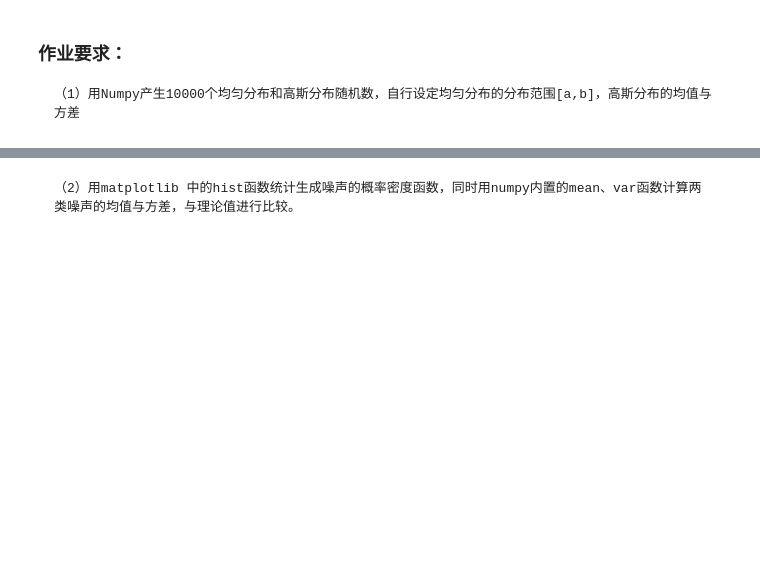
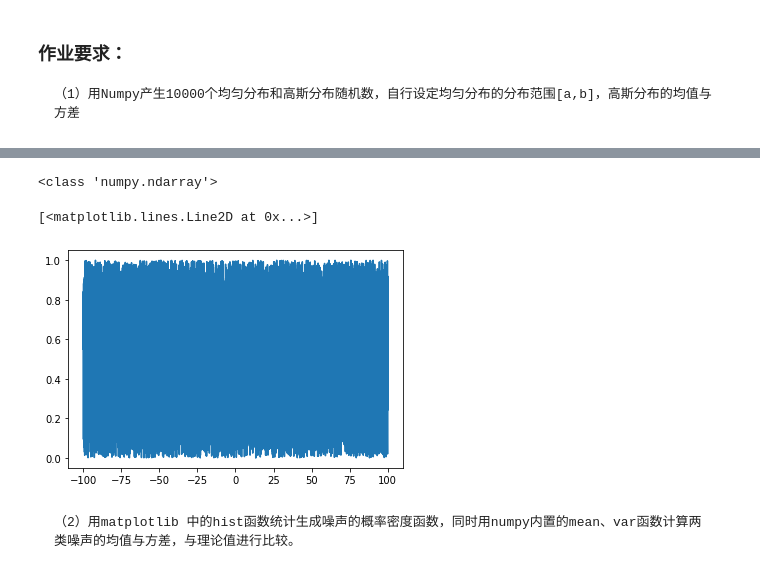
Before and after one commit to shaonhuang/2020DIP, a Jupyter notebook: 作业8：噪声的生成与检验/src/dip_noise_generation_testing.ipynb, the cells around one changed output, grey strips where cells are left out. Cells and saved outputs as stored; diff of their text form; code cells hidden in the pictures; blank space fills up the shorter version.

```diff
--- a/作业8：噪声的生成与检验/src/dip_noise_generation_testing.ipynb
+++ b/作业8：噪声的生成与检验/src/dip_noise_generation_testing.ipynb
@@ -15,2 +34,11 @@
+# %%
+# a=-100,b=100
+x = np.linspace(-100,100,10000)
+y = np.random.uniform(size=10000)
+plt.plot(x,y)
+# %% [output]
+<class 'numpy.ndarray'>
+[<matplotlib.lines.Line2D at 0x...>]
+[figure, added]
 # %% [markdown]
     （2）用matplotlib 中的hist函数统计生成噪声的概率密度函数，同时用numpy内置的mean、var函数计算两类噪声的均值与方差，与理论值进行比较。
```
Also changed, not shown: parts of 7 cells of this notebook, 2 other files.
